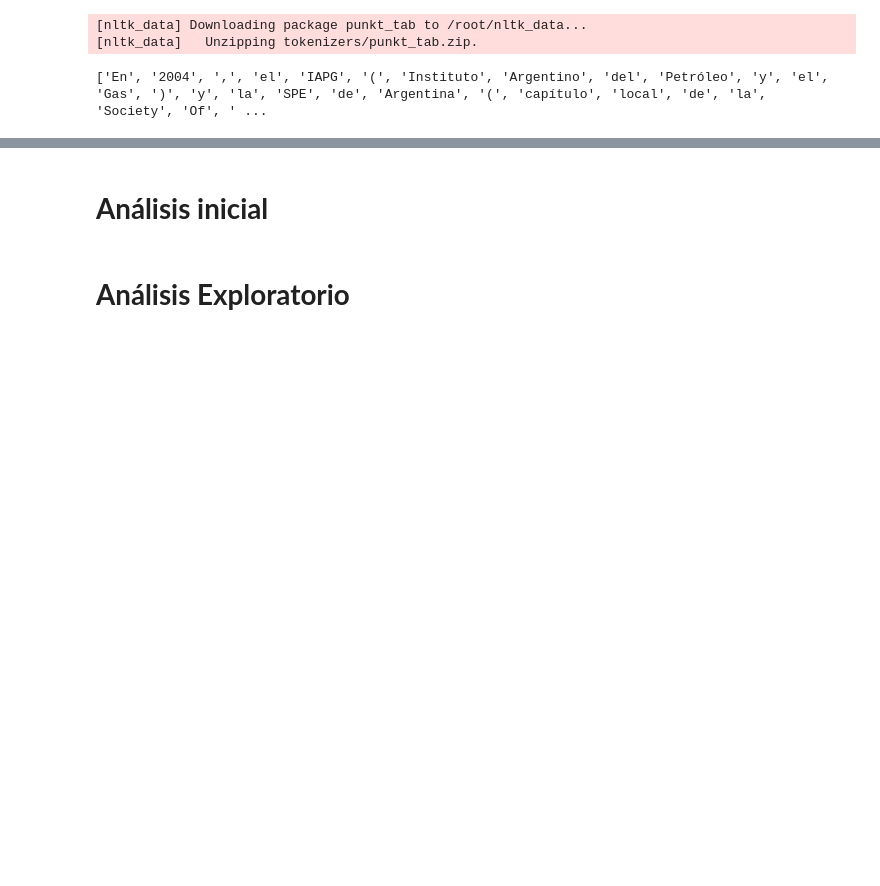
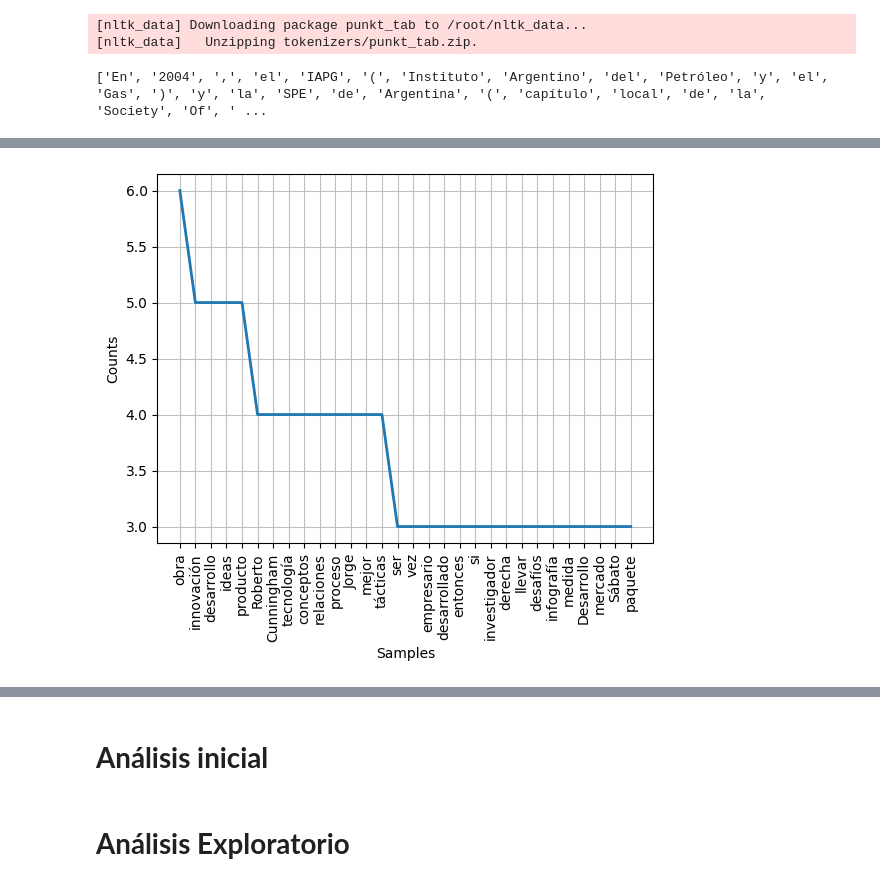
Before and after one commit to Carocschall/CoderHouse, a Jupyter notebook: DataScienceIII_CortezSchall.ipynb, the cells around one changed output, grey strips where cells are left out. Cells and saved outputs as stored; diff of their text form; code cells hidden in the pictures; blank space fills up the shorter version.

```diff
--- a/DataScienceIII_CortezSchall.ipynb
+++ b/DataScienceIII_CortezSchall.ipynb
@@ -147,0 +190,11 @@ nlp = es_core_news_md.load()
+# %%
+#Ahora comparamos el gráfico de frecuencia de palabras con y sin stopwords adicionalmente excluimos los símbolos
+tokenized_palabra_stopwords = [word for word in tokenized_palabra if word.lower() not in stop_words and word.isalpha()]
+
+# Calculamos la distribución de frecuencia
+fdist_stopwords = FreqDist(tokenized_palabra_stopwords)
+# Graficamos la distribución de frecuencia del top 30 palabras mas conumes
+fdist_stopwords.plot(30, cumulative=False)
+plt.show()
+# %% [output]
+[figure, added]
```
Also changed, not shown: parts of 10 cells of this notebook.
